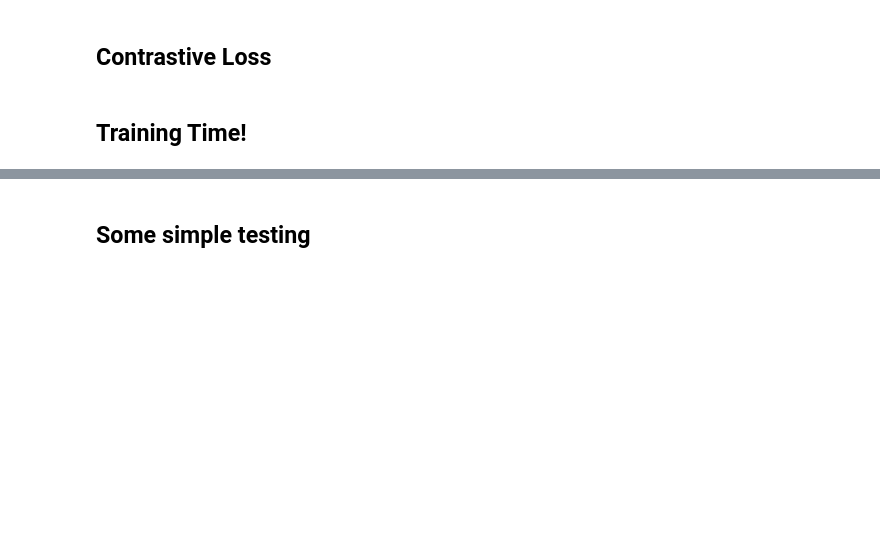
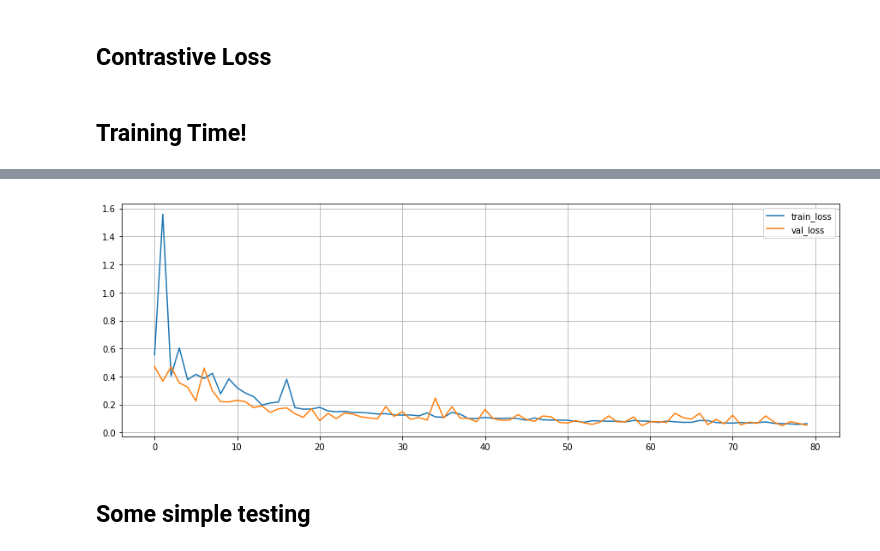
Before and after one commit to shuuchen/siamese_network, a Jupyter notebook: Siamese-networks-medium.ipynb, the cells around one changed output, grey strips where cells are left out. Drawn from its saved outputs; the diff is of its cells as text; code cells hidden in the pictures; blank space fills up the shorter version.

```diff
--- a/Siamese-networks-medium.ipynb
+++ b/Siamese-networks-medium.ipynb
@@ -43,6 +43,7 @@ def imshow(img1, img2):
     plt.show()
 
 def show_plot(train_loss, val_loss):
+    plt.figure(figsize=(15, 5))
     plt.plot(train_loss, label='train_loss')
     plt.plot(val_loss, label='val_loss')
     plt.legend()
@@ -56,8 +57,8 @@ class Config():
     training_dir = "./data_madori/train/"
     val_dir = './data_madori/val/'
     testing_dir = "./data_madori/test/"
-    checkpoint_dir = './checkpoint/'
-    batch_size = 16
+    checkpoint_dir = './checkpoint'
+    batch_size = 64
     train_number_epochs = 100
 # %% [markdown]
 ## Custom Dataset Class
@@ -65,7 +66,7 @@ This dataset generates a pair of images. 0 for geniune pair and 1 for imposter p
 # %%
 class MadoriDataset(Dataset):
     def __init__(self, data_dir, img_size=(256, 256)):
-        self.img_paths = [os.path.join(Config.training_dir, x) for x in os.listdir(data_dir)]
+        self.img_paths = [os.path.join(data_dir, x) for x in os.listdir(data_dir)]
         self.img_size = (256, 256)
 
     def __len__(self):
@@ -233,21 +242,24 @@ for epoch in tqdm(range(Config.train_number_epochs)):
         batch_train_loss.backward()
         optimizer.step()
     epoch_train_loss /= (batch_no + 1)
-    print(f'Epoch {epoch} training loss {epoch_train_loss}')
+    if epoch_train_loss < lowest_epoch_train_loss:
+        lowest_epoch_train_loss = epoch_train_loss
+        torch.save(net.state_dict(), f'{Config.checkpoint_dir}/best_train.pth')
     train_loss_history.append(epoch_train_loss)
 
     # validation
     net.eval()
-    epoch_val_loss = 0
-    for batch_no, data in enumerate(val_dataloader):
-        img0, img1, label = data
-        img0, img1, label = img0.to(device), img1.to(device) , label.to(device)
-        output1,output2 = net(img0,img1)
-        batch_val_loss = criterion(output1,output2,label)
-        epoch_val_loss += batch_val_loss
-    epoch_val_loss /= (batch_no + 1)
-    if epoch_val_loss < lowest_val_loss:
-        lowest_val_loss = epoch_val_loss
-        torch.save(net.state_dict(), f'{Config.checkpoint_dir}/{epoch}.pth')
-    print(f'Epoch {epoch} validation loss {epoch_val_loss}')
-    val_loss_history.append(epoch_val_loss)
+    with torch.no_grad():
+        epoch_val_loss = 0
+        for batch_no, data in enumerate(val_dataloader):
+            img0, img1, label = data
+            img0, img1, label = img0.to(device), img1.to(device) , label.to(device)
+            output1,output2 = net(img0,img1)
+            batch_val_loss = criterion(output1,output2,label)
+            epoch_val_loss += batch_val_loss
+        epoch_val_loss /= (batch_no + 1)
+        if epoch_val_loss < lowest_epoch_val_loss:
+            lowest_epoch_val_loss = epoch_val_loss
+            torch.save(net.state_dict(), f'{Config.checkpoint_dir}/best_val.pth')
+        val_loss_history.append(epoch_val_loss)
+    print(f'Epoch {epoch} training loss is {epoch_train_loss}, validation loss is {epoch_val_loss}')
@@ -254,5 +284,7 @@ for epoch in tqdm(range(Config.train_number_epochs)):
 # %%
-show_plot(train_loss_history, val_loss_history)
+show_plot(train_loss_history[20:], val_loss_history[20:])
+# %% [output]
+[figure, added]
 # %% [markdown]
 ## Some simple testing
 # %%
```
Also changed, not shown: parts of 5 cells of this notebook.
